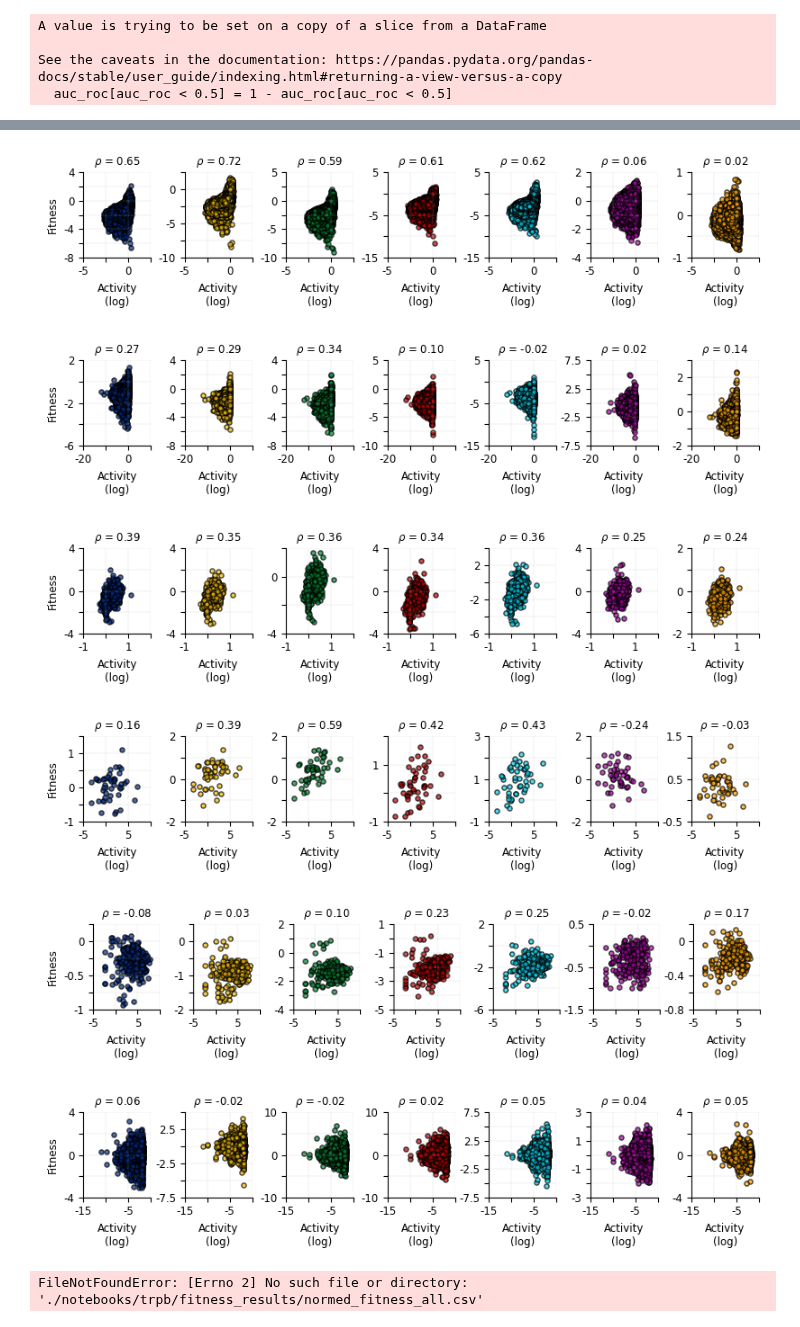
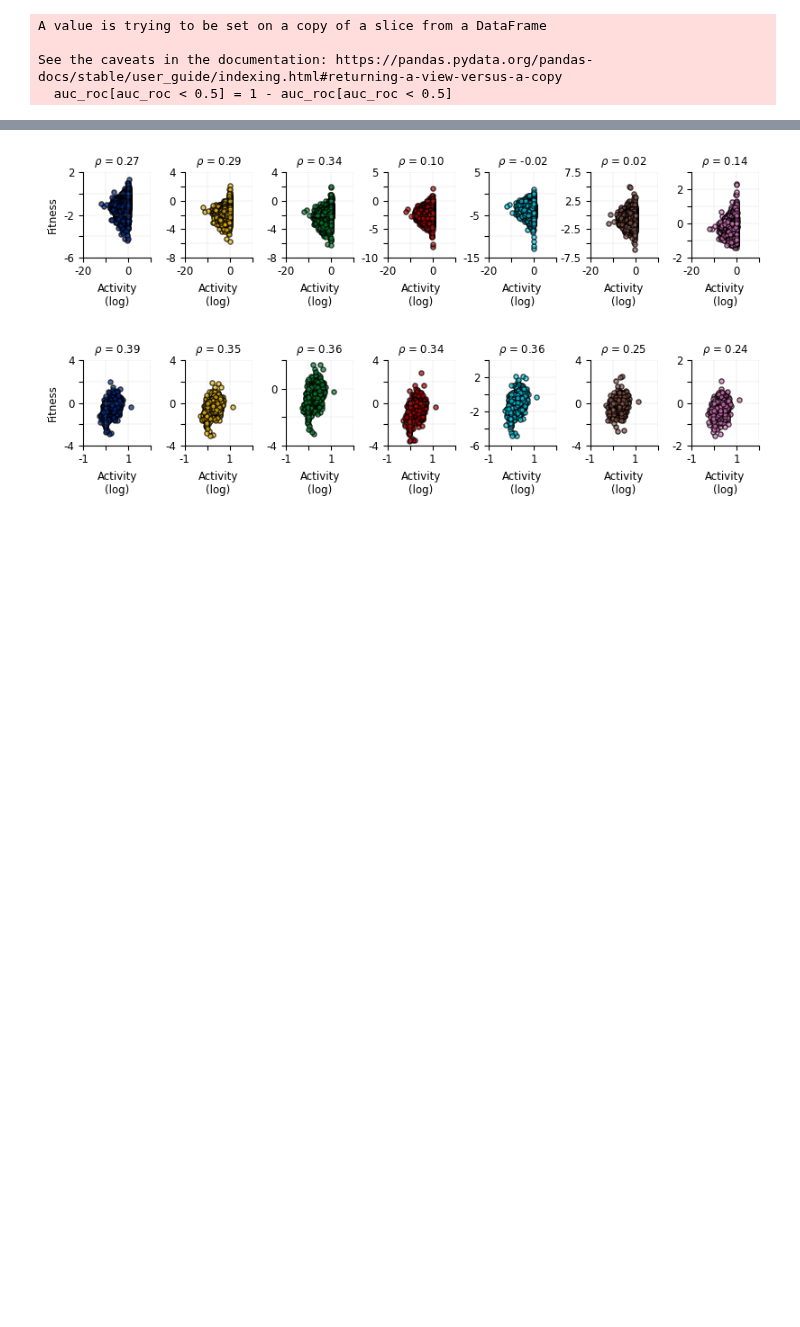
Before and after one commit to drprfitay/fitness_learning, a Jupyter notebook: notebooks/plm_zero_shot.ipynb, the cells around one changed output, grey strips where cells are left out. Saved outputs shown, nothing was run; the diff lists cells and outputs as text; code cells hidden in the pictures; blank space fills up the shorter version.

```diff
--- a/notebooks/plm_zero_shot.ipynb
+++ b/notebooks/plm_zero_shot.ipynb
@@ -51,9 +51,6 @@ color_map = {
     "esm_150m": "#008230",
     "esm_650m": "#bd0000",
     "esm_3b": "#00cfeb",
-    "progen2-small": "#ffa500",
-    "progen2-medium": "#a603a0",
-    "prot_bert": "#3d546b"
 }
 
 model_names_label_dict = {
@@ -62,8 +59,6 @@ model_names_label_dict = {
     "esm_3b": "ESM2\n(3B)",
     "esm_150m": "ESM2\n(150m)",
     "esm_650m": "ESM2\n(650m)",
-    "progen2-small": "ProGen2\n(151m)",
-    "progen2-medium": "ProGen2\n(764m)"
 }
 # %%
 datasets = {"gcn4": "./data/gcn4/gcn4.csv",
@@ -77,13 +66,7 @@ datasets = {"gcn4": "./data/gcn4/gcn4.csv",
 # %%
 datasets = {
     "gcn4": {"path": "./data/gcn4/gcn4.csv", "activity_col": "activity"},
-    "pard3": {"path": "./data/pard3/pard3.csv", "activity_col": "activity"},
-    "pte": {"path": "./data/pte/pte.csv", "activity_col": "p-nitrophenyl_acetate"},
-    "nmt": {"path": "./data/nmt/nmt_full_seq.csv", "activity_col": "activity"},
-    "lov": {"path": "./data/lov/lov.csv", "activity_col": "activity"},
-    "gfp": {"path": "./data/gfp/gfp_dataset_10mut.csv", "activity_col": "inactive"},
-    "his": {"path": "./data/his/his.csv", "activity_col": "activity"},
-    "casp": {"path": "./data/casp/casp.csv", "activity_col": "activity"}
+    "pard3": {"path": "./data/pard3/pard3.csv", "activity_col": "activity"}
 }
 
 def get_labels(df_name, discrete=False, df=None):
@@ -372,11 +306,12 @@ models = [m for m in correlation_df['model'].unique() if m in color_map]
 # For AUROC, subset by label_type as well (to match the plotting logic)
 # This label_type variable is defined further below for plotting (set to e.g. "pct_0.5")
 # %%
-datasets_for_analysis = ["pard3", "gcn4", "lov", "gfp", "pte", "nmt", "his", "casp"]
+datasets_for_analysis = ["pard3", "gcn4"]
+datasets_final = dict([(k,v) for k,v in DATASET_PATHS.items() if k in datasets_for_analysis])
 # %%
 pssm_comparision_results = []
 
-for dataset, dataset_path in DATASET_PATHS.items():#dict([("lov", DATASET_PATHS["lov"])]).items():
+for dataset, dataset_path in datasets_final.items():#dict([("lov", DATASET_PATHS["lov"])]).items():
     scores = []
 
     df = pd.read_csv(dataset_path)
@@ -1010,6 +853,6 @@ plt.show()
 # %%
 records = []
-for ds_name, ds in DATASET_PATHS.items():
+for ds_name, ds in datasets_final.items():
     df = pd.read_csv(ds)
     datasets_path = f"./notebooks/{ds_name}/fitness_results/"
     normed_fitness = pd.read_csv(datasets_path + "normed_fitness_all.csv")
@@ -1041,40 +884,35 @@ for ds_name, ds in DATASET_PATHS.items():
         if idx == 0:
             ax.set_ylabel("Fitness", fontsize=label_fontsize)
         else:
             ax.set_ylabel("")
 
         # Add: Corresponding from classifier_over_embeddings.ipynb lines 43-48:
         ax.grid(True, which='both', linestyle='--', linewidth=0.25, alpha=0.7)
         ax.spines['right'].set_visible(False)
         ax.spines['top'].set_visible(False)
 
         # Calculate Spearman correlation
         mask = ~(np.isnan(x_vals) | np.isnan(y_vals))
         if np.any(mask):
             corr, pval = spearmanr(x_vals[mask], y_vals[mask])
             spearman_str = f"$\\rho$ = {corr:.2f}"
         else:
             spearman_str = "S$\\rho$ = n/a"
 
         # Place on top of each subplot
         ax.set_title(spearman_str, fontsize=title_fontsize)
 
         fix_ticks(ax, x=True, y=True, every_other=True, fontsize=tick_fontsize)
 
     plt.tight_layout(w_pad=0.2)  # Reduce horizontal spacing between subplots
     plt.subplots_adjust(wspace=0.5)  # Fine-tune spacing further if needed
     output_dir = "./refined_figures/figure_zero_shot"
     os.makedirs(output_dir, exist_ok=True)
     fig.savefig(os.path.join(output_dir, f"{ds_name}_raw_activity_corplot.svg"), bbox_inches='tight')
     plt.show()
 # %% [output]
-[figure, old version]
+[figure, new version]
-[figure, old version]
+[figure, new version]
-[figure, removed]
-[figure, removed]
-[figure, removed]
-[figure, removed]
-FileNotFoundError: [Errno 2] No such file or directory: './notebooks/trpb/fitness_results/normed_fitness_all.csv'
 # %%
 import seaborn as sns
 from sklearn.metrics import roc_auc_score
```
Also changed, not shown: parts of 18 cells of this notebook, 16 other files.
